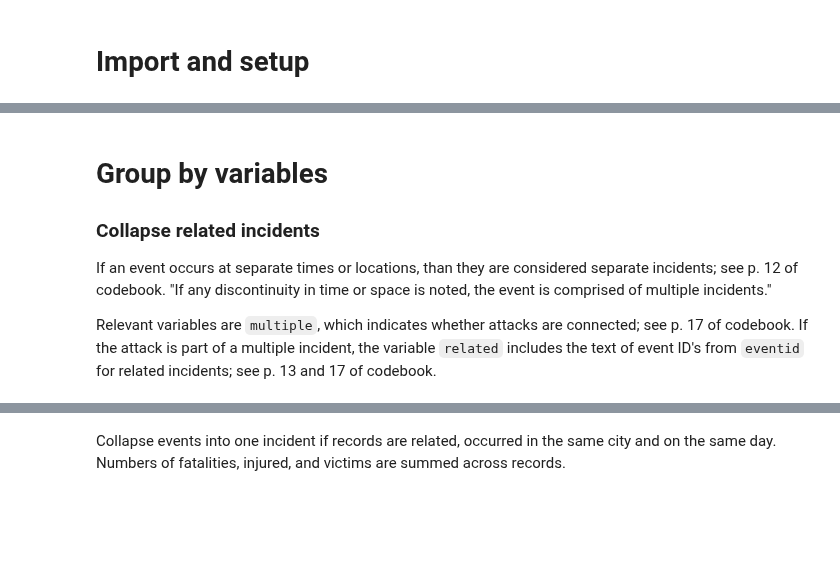
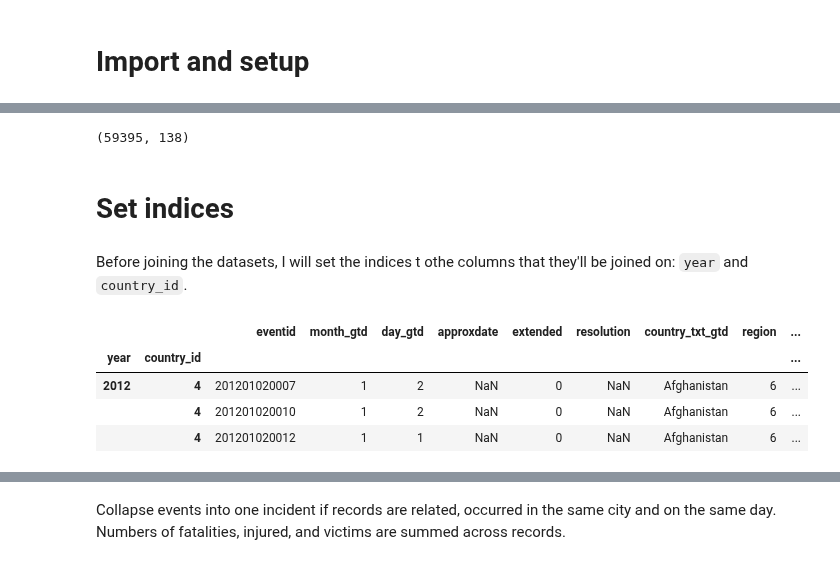
Before and after one commit to brooke-l-hawkins/milestone-i-project, a Jupyter notebook: code/join_data.ipynb, the cells around one changed output, grey strips where cells are left out. Drawn from its saved outputs; the diff is of its cells as text; code cells hidden in the pictures; blank space fills up the shorter version.

```diff
--- a/code/join_data.ipynb
+++ b/code/join_data.ipynb
@@ -11,3 +32,5 @@ pd.options.display.max_columns = 150
 # %%
+%%time
 # import cleaned terrorism data (may take a few minutes to load)
-df = pd.read_csv('../data/derived/terrorism.csv')
+terrorism_df = pd.read_csv('../data/derived/terrorism.csv', index_col=0)
+terrorism_df.head(3)
@@ -14,8 +44,26 @@ df = pd.read_csv('../data/derived/terrorism.csv')
-# %% [markdown]
-# Group by variables
-
-### Collapse related incidents
-
-If an event occurs at separate times or locations, than they are considered separate incidents; see p. 12 of codebook. "If any discontinuity in time or space is noted, the event is comprised of multiple incidents."
-
-Relevant variables are `multiple`, which indicates whether attacks are connected; see p. 17 of codebook. If the attack is part of a multiple incident, the variable `related` includes the text of event ID's from `eventid` for related incidents; see p. 13 and 17 of codebook.
+# %%
+terrorism_df.shape
+# %% [output]
+(59395, 138)
+# %% [markdown]
+# Set indices
+# %% [markdown]
+Before joining the datasets, I will set the indices t othe columns that they'll be joined on: `year` and `country_id`.
+# %%
+# rename year column
+terrorism_df.rename(columns={'year_gtd':'year'}, inplace=True)
+
+# set columns for join as indices
+terrorism_df.set_index(['year', 'country_id'], inplace=True)
+
+# sort by index
+terrorism_df.sort_index(inplace=True)
+
+# examine result
+terrorism_df.head(3)
+# %% [output]
+|  |  | eventid | month_gtd | day_gtd | approxdate | extended | resolution | country_txt_gtd | region | ... |
+| year | country_id |  |  |  |  |  |  |  |  | ... |
+| 2012 | 4 | 201201020007 | 1 | 2 | NaN | 0 | NaN | Afghanistan | 6 | ... |
+|  | 4 | 201201020010 | 1 | 2 | NaN | 0 | NaN | Afghanistan | 6 | ... |
+|  | 4 | 201201020012 | 1 | 1 | NaN | 0 | NaN | Afghanistan | 6 | ... |
```
Also changed, not shown: parts of 25 cells of this notebook, 1 other file.
